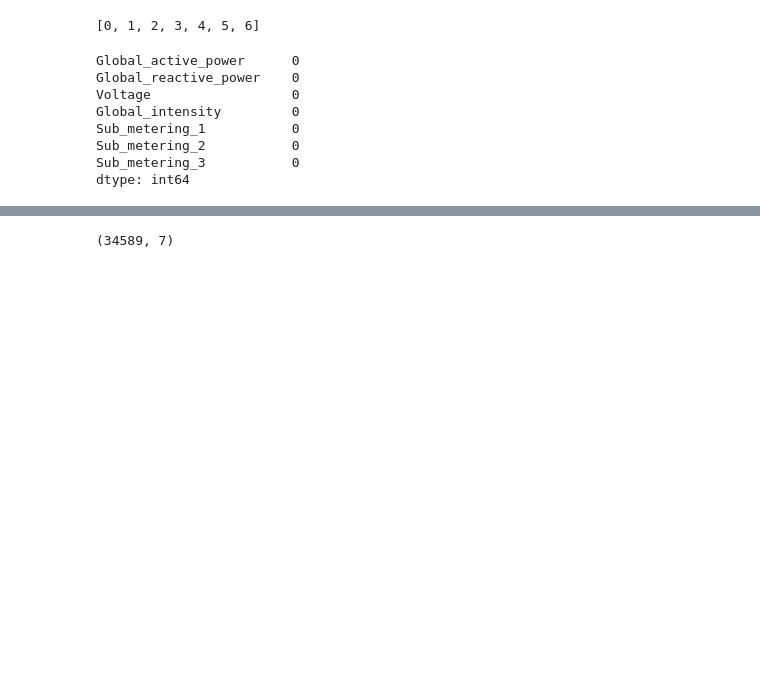
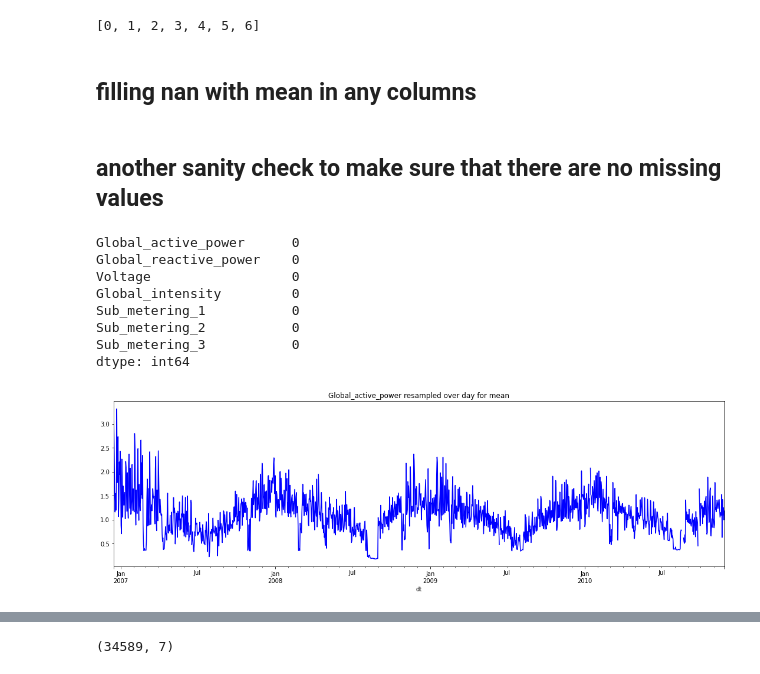
Before and after one commit to mohan-mj/Electrical_Usecases, a Jupyter notebook: 5_LSTM_household-electric-power.ipynb, the cells around one changed output, grey strips where cells are left out. Drawn from its saved outputs; the diff is of its cells as text; code cells hidden in the pictures; blank space fills up the shorter version.

```diff
--- a/5_LSTM_household-electric-power.ipynb
+++ b/5_LSTM_household-electric-power.ipynb
@@ -66,9 +92,13 @@ for j in range(0, 7):
 print(droping_list_all)
 # %% [output]
 [0, 1, 2, 3, 4, 5, 6]
+# %% [markdown]
+## filling nan with mean in any columns
 # %%
 for j in range(0,7):
     df.iloc[:,j]=df.iloc[:,j].fillna(df.iloc[:,j].mean())
+# %% [markdown]
+## another sanity check to make sure that there are no missing values
 # %%
 df.isnull().sum()
 # %% [output]
@@ -80,3 +110,10 @@ Sub_metering_1           0
 Sub_metering_2           0
 Sub_metering_3           0
 dtype: int64
+# %%
+df.Global_active_power.resample('D').mean().plot(title='Global_active_power resampled over day for mean',
+                                                color='blue', figsize= (15,5))
+plt.tight_layout()
+plt.show()
+# %% [output]
+[figure, added]
```
Also changed, not shown: parts of 34 cells of this notebook.
